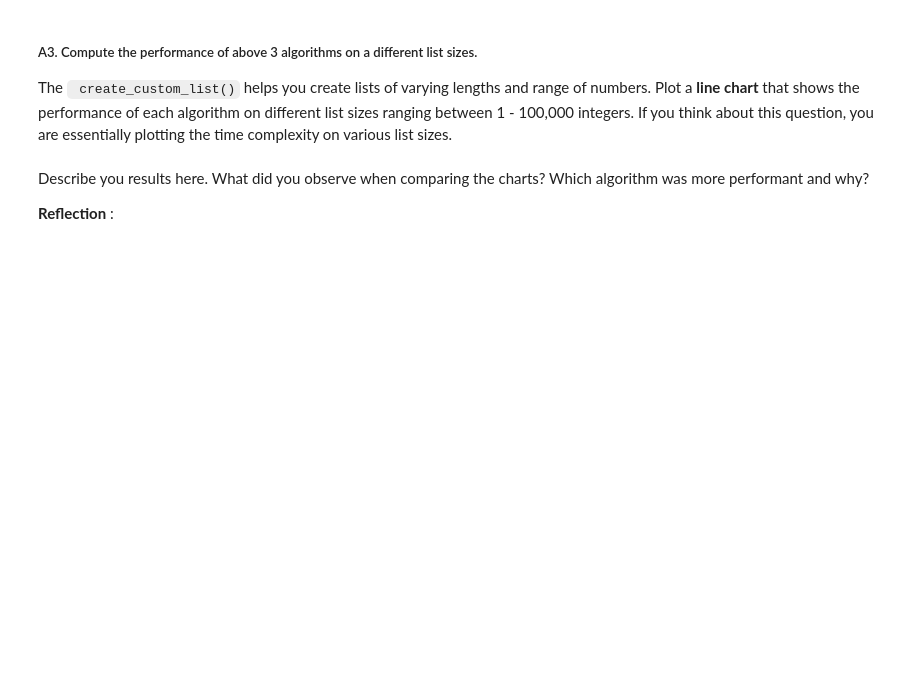
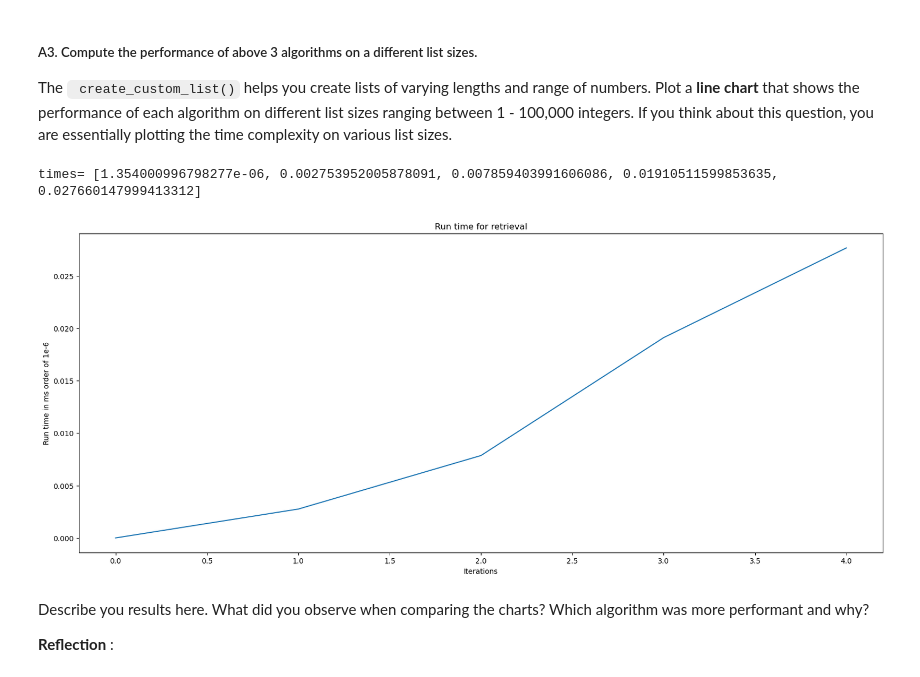
Before and after one commit to saboorah/CS2XC3, a Jupyter notebook: Lab_II.ipynb, the cells around one changed output. Cells and saved outputs as stored; diff of their text form; code cells hidden in the pictures; blank space fills up the shorter version.

```diff
--- a/Lab_II.ipynb
+++ b/Lab_II.ipynb
@@ -122,3 +136,35 @@ The <code> create_custom_list()</code> helps you create lists of varying lengths
+# %%
+def line_plot(run_arr):
+    x = np.arange(0, len(run_arr),1)
+    fig=plt.figure(figsize=(20,8))
+    plt.plot(x,run_arr)
+    # plt.axhline(np.mean(run_arr),color="red",linestyle="--",label="Avg")
+    plt.xlabel("Iterations")
+    plt.ylabel("Run time in ms order of 1e-6")
+    plt.title("Run time for retrieval")
+    plt.show()
+# %%
+### Bubble sort experiment code goes here
+runs = 50
+run_times = []
+
+#print(l)
+for i in range(1,1000,200):
+    l = create_custom_list(i,100)
+    avg =0
+    #find avg for each length of list
+    for j in range(runs):
+        insertion = BubbleSort(l)
+        start = timeit.default_timer()
+        insertion.get_sorted()
+        stop = timeit.default_timer()
+        avg += (stop-start)
+    run_times.append(avg / runs)
+print("times=",run_times)
+line_plot(run_times)
+# %% [output]
+times= [1.354000996798277e-06, 0.002753952005878091, 0.007859403991606086, 0.01910511599853635, 0.027660147999413312]
+[figure, added]
 # %%
 ### Insertion sort experiment code goes here
 # %%
```
Also changed, not shown: parts of 4 cells of this notebook.
